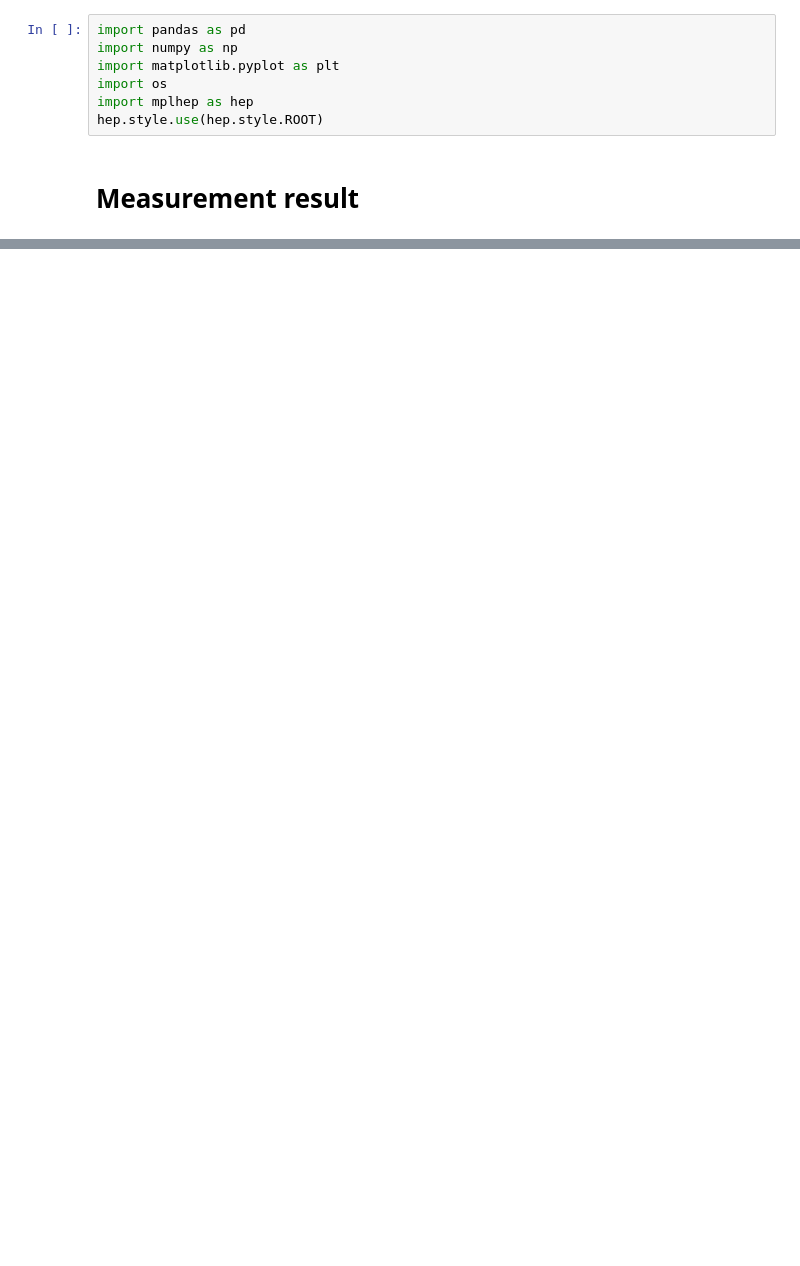
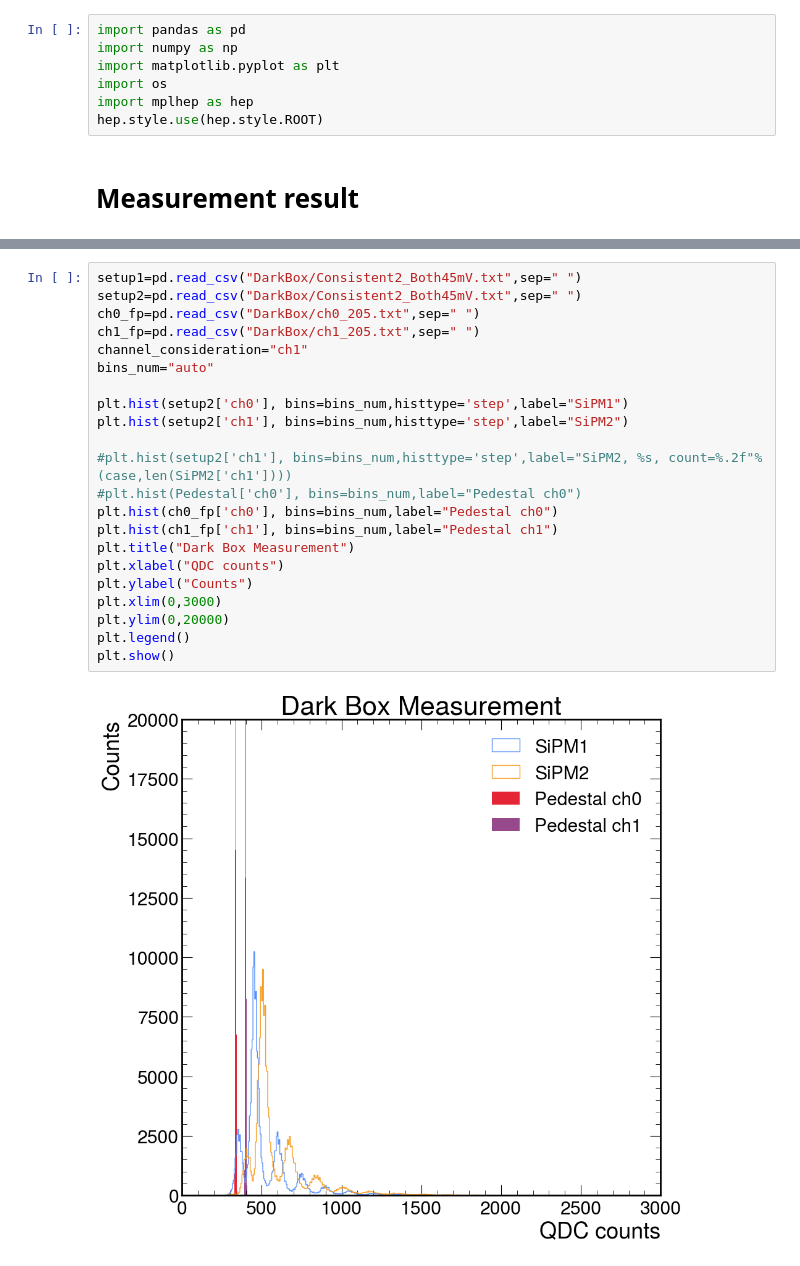
Before and after one commit to keiyinau/LabDataAnalysis, a Jupyter notebook: datas/dataset_Jun9/DarkBoxAnalysis.ipynb, the cells around one changed output, grey strips where cells are left out. Cells and saved outputs as stored; diff of their text form; blank space fills up the shorter version.

```diff
--- a/datas/dataset_Jun9/DarkBoxAnalysis.ipynb
+++ b/datas/dataset_Jun9/DarkBoxAnalysis.ipynb
@@ -47,0 +66,24 @@ plt.show()
+# %%
+setup1=pd.read_csv("DarkBox/Consistent2_Both45mV.txt",sep=" ")
+setup2=pd.read_csv("DarkBox/Consistent2_Both45mV.txt",sep=" ")
+ch0_fp=pd.read_csv("DarkBox/ch0_205.txt",sep=" ")
+ch1_fp=pd.read_csv("DarkBox/ch1_205.txt",sep=" ")
+channel_consideration="ch1"
+bins_num="auto"
+
+plt.hist(setup2['ch0'], bins=bins_num,histtype='step',label="SiPM1")
+plt.hist(setup2['ch1'], bins=bins_num,histtype='step',label="SiPM2")
+
+#plt.hist(setup2['ch1'], bins=bins_num,histtype='step',label="SiPM2, %s, count=%.2f"%(case,len(SiPM2['ch1'])))
+#plt.hist(Pedestal['ch0'], bins=bins_num,label="Pedestal ch0")
+plt.hist(ch0_fp['ch0'], bins=bins_num,label="Pedestal ch0")
+plt.hist(ch1_fp['ch1'], bins=bins_num,label="Pedestal ch1")
+plt.title("Dark Box Measurement")
+plt.xlabel("QDC counts")
+plt.ylabel("Counts")
+plt.xlim(0,3000)
+plt.ylim(0,20000)
+plt.legend()
+plt.show()
+# %% [output]
+[figure, added]
```
Also changed, not shown: parts of 3 cells of this notebook, 2 other files.
